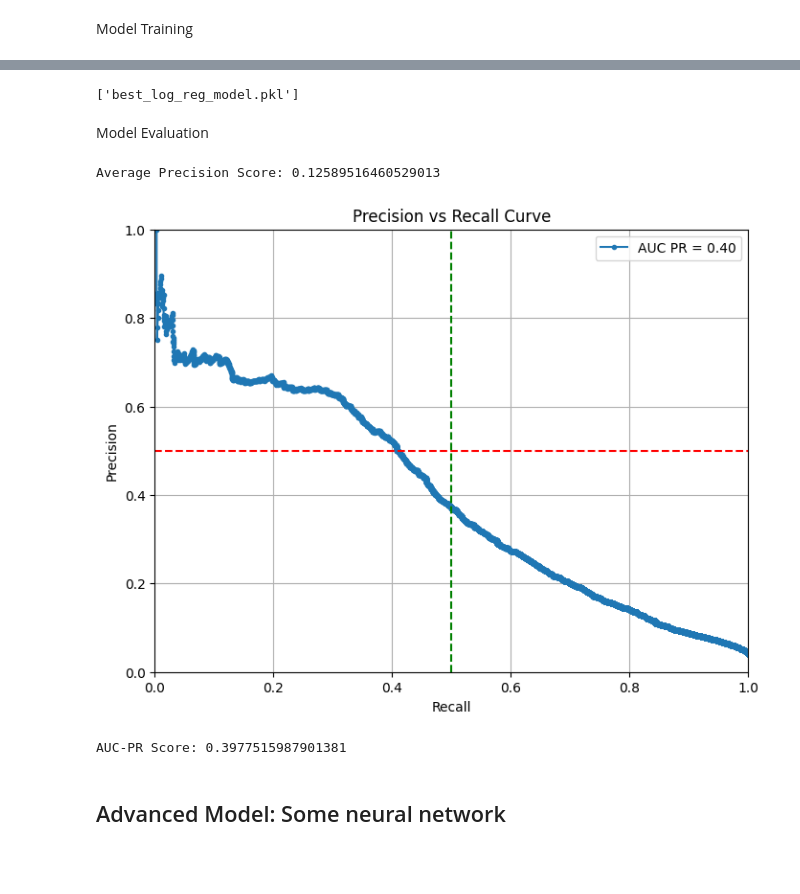
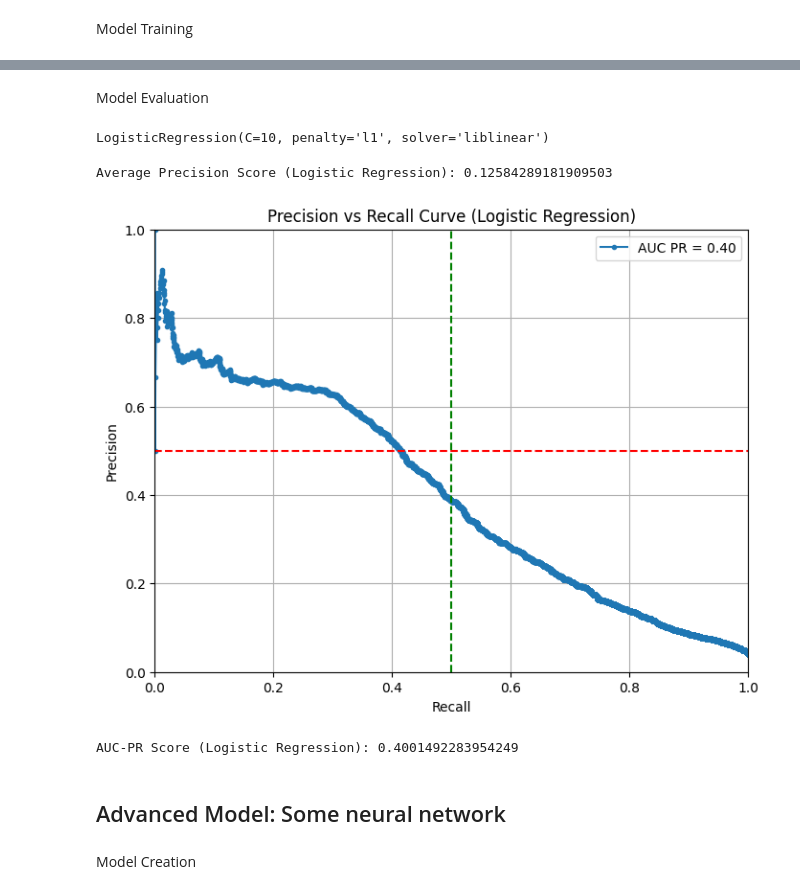
Before and after one commit to okk15y/DSA4262, a Jupyter notebook: project.ipynb, the cells around one changed output, grey strips where cells are left out. Cells and saved outputs as stored; diff of their text form; code cells hidden in the pictures; blank space fills up the shorter version.

```diff
--- a/project.ipynb
+++ b/project.ipynb
@@ -135,6 +163,6 @@ df['sequence'].value_counts().plot(kind='bar')
 # %%
 # Inner join df on labels
-merged_df = pd.merge(df, labels,
+merged_df = pd.merge(df_encoded, labels,
                      left_on  = ['transcript_id', 'position'],
                      right_on = ['transcript_id', 'transcript_position'],
                      how = 'left')
@@ -160,8 +190,8 @@ train_df = merged_df[merged_df['gene_id'].isin(train_genes)]
 test_df  = merged_df[merged_df['gene_id'].isin(test_genes)]
 
 X_train = np.vstack(train_df['combined'].values)
-y_train = train_df['label'].values.ravel()
+y_train = train_df['label'].values
 
 X_test = np.vstack(test_df['combined'].values)
-y_test = test_df['label'].values.ravel()
+y_test = test_df['label'].values
 # %% [markdown]
@@ -180,8 +209,0 @@ Scale the data
-# %%
-# Scale the data
-scaler = StandardScaler()
-X_train_resampled = scaler.fit_transform(X_resampled)  # Fit and transform on training data
-X_test = scaler.transform(X_test)  # Only transform on test data
-
-# Save the scaler to a file
-joblib.dump(scaler, 'scaler.pkl')
@@ -218,49 +246,56 @@ Best Parameters: {'C': 10, 'penalty': 'l1', 'solver': 'liblinear'}
-# %%
-# Save the best logistic regression model to a file
-joblib.dump(best_log_reg_model, 'best_log_reg_model.pkl')
-# %% [output]
-['best_log_reg_model.pkl']
 # %% [markdown]
 Model Evaluation
 # %%
 from sklearn.metrics import average_precision_score, precision_recall_curve, auc
+# %%
+# Create the best logistic regression model if not loaded
+# From file
+# best_log_reg_model = joblib.load('best_log_reg_model.pkl')
+
+# Best Parameters: {'C': 10, 'penalty': 'l1', 'solver': 'liblinear'}
+best_log_reg_model = LogisticRegression(C=10, penalty='l1', solver='liblinear')
+
+# Fit the model
+best_log_reg_model.fit(X_resampled, y_resampled)
+# %% [output]
+LogisticRegression(C=10, penalty='l1', solver='liblinear')
 # %%
 # Get the class prediction
-y_pred = best_log_reg_model.predict(X_test)
+y_pred_lr = best_log_reg_model.predict(X_test)
 
 # Calculate the average precision score
-average_precision = average_precision_score(y_test, y_pred)
-print("Average Precision Score:", average_precision)
+average_precision_lr = average_precision_score(y_test, y_pred_lr)
+print("Average Precision Score (Logistic Regression):", average_precision_lr)
 
 # Get the probabilities for the positive class
-y_scores = best_log_reg_model.predict_proba(X_test)[:, 1]
+y_scores_lr = best_log_reg_model.predict_proba(X_test)[:, 1]
 
 # Calculate precision and recall
-precision, recall, thresholds = precision_recall_curve(y_test, y_scores)
+precision_lr, recall_lr, thresholds_lr = precision_recall_curve(y_test, y_scores_lr)
 
 # Calculate the AUC for the Precision-Recall curve
-auc_pr = auc(recall, precision)
+auc_pr_lr = auc(recall_lr, precision_lr)
 
 # Plot the Precision-Recall curve
 plt.figure(figsize=(8, 6))
-plt.plot(recall, precision, marker='.', label=f'AUC PR = {auc_pr:.2f}')
-plt.title('Precision vs Recall Curve')
+plt.plot(recall_lr, precision_lr, marker='.', label=f'AUC PR = {auc_pr_lr:.2f}')
+plt.title('Precision vs Recall Curve (Logistic Regression)')
 plt.xlabel('Recall')
 plt.ylabel('Precision')
 plt.grid()
 plt.xlim([0, 1])
 plt.ylim([0, 1])
 plt.axhline(y=0.5, color='r', linestyle='--')  # Reference line for 0.5 precision
 plt.axvline(x=0.5, color='g', linestyle='--')  # Reference line for 0.5 recall
 plt.legend()
 plt.show()
 
 # Print AUC PR score
-print("AUC-PR Score:", auc_pr)
+print("AUC-PR Score (Logistic Regression):", auc_pr_lr)
 # %% [output]
-Average Precision Score: 0.12589516460529013
+Average Precision Score (Logistic Regression): 0.12584289181909503
-[figure, old version]
+[figure, new version]
-AUC-PR Score: 0.3977515987901381
+AUC-PR Score (Logistic Regression): 0.4001492283954249
 # %% [markdown]
 ## Advanced Model: Some neural network
 # %%
@@ -272,2 +306,4 @@ import matplotlib.pyplot as plt
+# %% [markdown]
+Model Creation
 # %%
 # Create a sequential model
```
Also changed, not shown: parts of 31 cells of this notebook, 2 other files.
